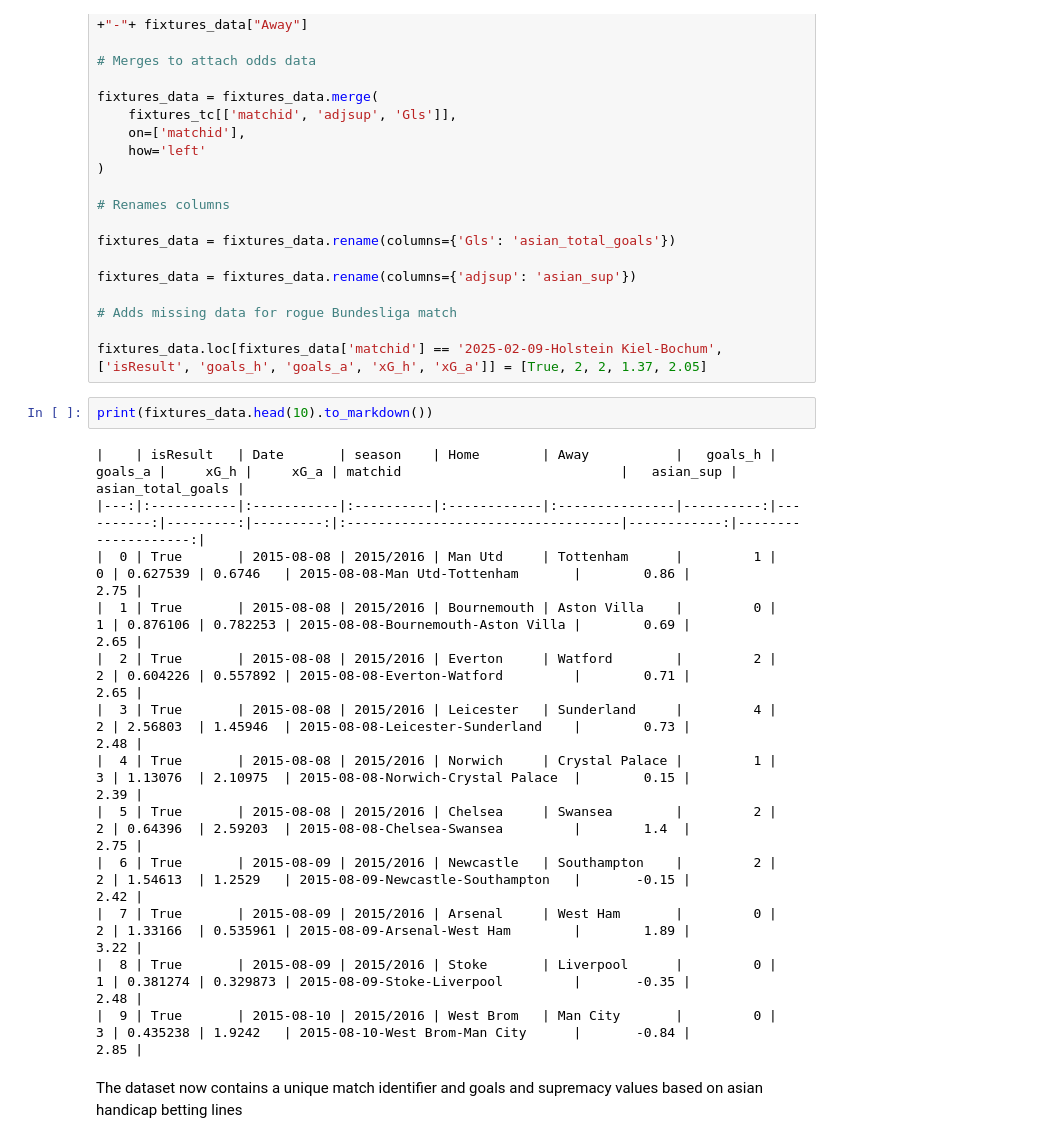
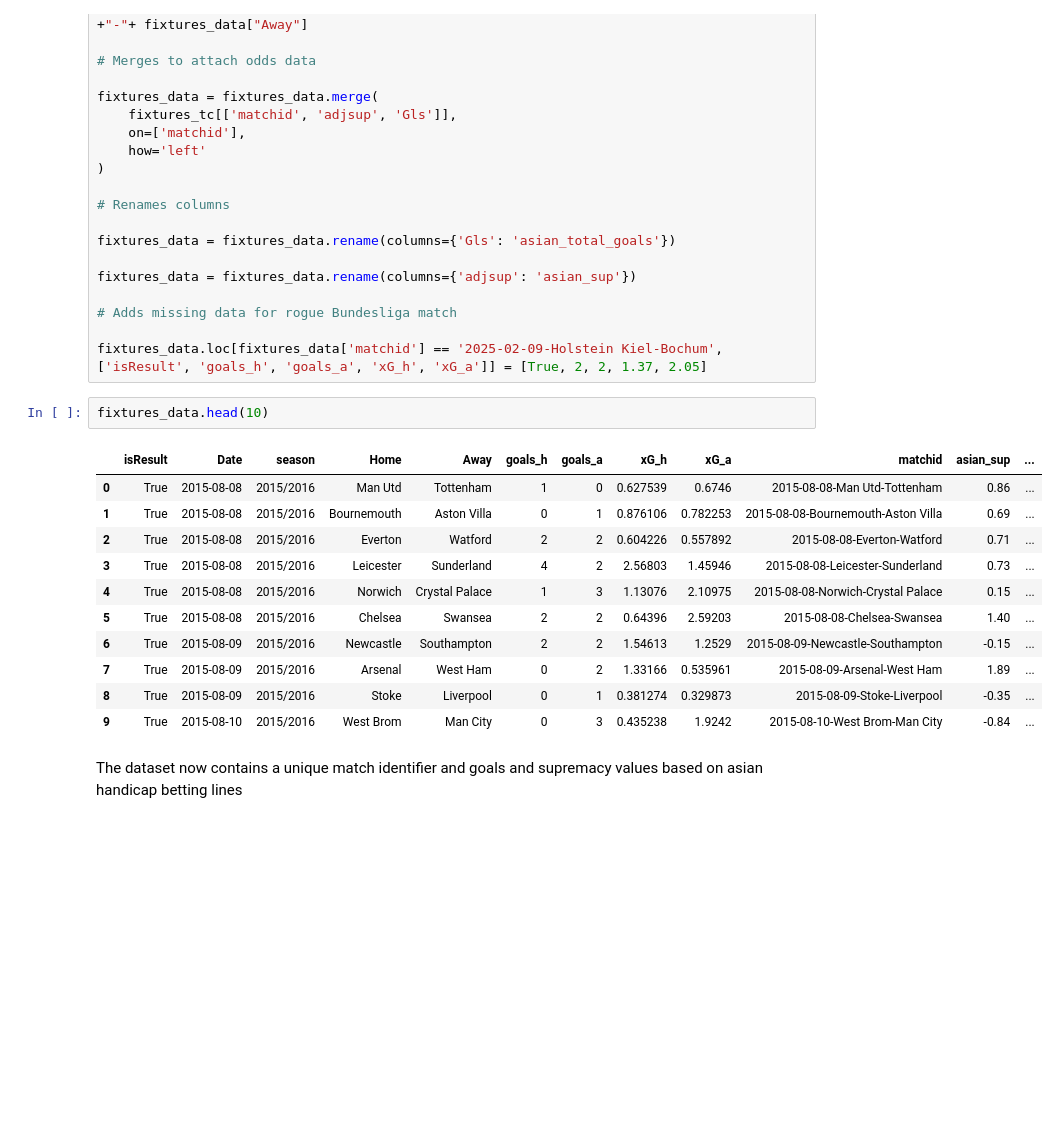
Before and after one commit to lukechamberspublic/Portfolio, a Jupyter notebook: Long Term Model/LT_Model.ipynb, the cells around one changed output. Saved outputs shown, nothing was run; the diff lists cells and outputs as text; blank space fills up the shorter version.

```diff
--- a/Long Term Model/LT_Model.ipynb
+++ b/Long Term Model/LT_Model.ipynb
@@ -258,20 +257,19 @@ fixtures_data = fixtures_data.rename(columns={'adjsup': 'asian_sup'})
 
 fixtures_data.loc[fixtures_data['matchid'] == '2025-02-09-Holstein Kiel-Bochum', ['isResult', 'goals_h', 'goals_a', 'xG_h', 'xG_a']] = [True, 2, 2, 1.37, 2.05]
 # %%
-print(fixtures_data.head(10).to_markdown())
+fixtures_data.head(10)
 # %% [output]
-|    | isResult   | Date       | season    | Home        | Away           |   goals_h |   goals_a |     xG_h |     xG_a | matchid                            |   asian_sup |   asian_total_goals |
-|---:|:-----------|:-----------|:----------|:------------|:---------------|----------:|----------:|---------:|---------:|:-----------------------------------|------------:|--------------------:|
-|  0 | True       | 2015-08-08 | 2015/2016 | Man Utd     | Tottenham      |         1 |         0 | 0.627539 | 0.6746   | 2015-08-08-Man Utd-Tottenham       |        0.86 |                2.75 |
-|  1 | True       | 2015-08-08 | 2015/2016 | Bournemouth | Aston Villa    |         0 |         1 | 0.876106 | 0.782253 | 2015-08-08-Bournemouth-Aston Villa |        0.69 |                2.65 |
-|  2 | True       | 2015-08-08 | 2015/2016 | Everton     | Watford        |         2 |         2 | 0.604226 | 0.557892 | 2015-08-08-Everton-Watford         |        0.71 |                2.65 |
-|  3 | True       | 2015-08-08 | 2015/2016 | Leicester   | Sunderland     |         4 |         2 | 2.56803  | 1.45946  | 2015-08-08-Leicester-Sunderland    |        0.73 |                2.48 |
-|  4 | True       | 2015-08-08 | 2015/2016 | Norwich     | Crystal Palace |         1 |         3 | 1.13076  | 2.10975  | 2015-08-08-Norwich-Crystal Palace  |        0.15 |                2.39 |
-|  5 | True       | 2015-08-08 | 2015/2016 | Chelsea     | Swansea        |         2 |         2 | 0.64396  | 2.59203  | 2015-08-08-Chelsea-Swansea         |        1.4  |                2.75 |
-|  6 | True       | 2015-08-09 | 2015/2016 | Newcastle   | Southampton    |         2 |         2 | 1.54613  | 1.2529   | 2015-08-09-Newcastle-Southampton   |       -0.15 |                2.42 |
-|  7 | True       | 2015-08-09 | 2015/2016 | Arsenal     | West Ham       |         0 |         2 | 1.33166  | 0.535961 | 2015-08-09-Arsenal-West Ham        |        1.89 |                3.22 |
-|  8 | True       | 2015-08-09 | 2015/2016 | Stoke       | Liverpool      |         0 |         1 | 0.381274 | 0.329873 | 2015-08-09-Stoke-Liverpool         |       -0.35 |                2.48 |
-|  9 | True       | 2015-08-10 | 2015/2016 | West Brom   | Man City       |         0 |         3 | 0.435238 | 1.9242   | 2015-08-10-West Brom-Man City      |       -0.84 |                2.85 |
+|  | isResult | Date | season | Home | Away | goals_h | goals_a | xG_h | xG_a | matchid | asian_sup | ... |
+| 0 | True | 2015-08-08 | 2015/2016 | Man Utd | Tottenham | 1 | 0 | 0.627539 | 0.6746 | 2015-08-08-Man Utd-Tottenham | 0.86 | ... |
+| 1 | True | 2015-08-08 | 2015/2016 | Bournemouth | Aston Villa | 0 | 1 | 0.876106 | 0.782253 | 2015-08-08-Bournemouth-Aston Villa | 0.69 | ... |
+| 2 | True | 2015-08-08 | 2015/2016 | Everton | Watford | 2 | 2 | 0.604226 | 0.557892 | 2015-08-08-Everton-Watford | 0.71 | ... |
+| 3 | True | 2015-08-08 | 2015/2016 | Leicester | Sunderland | 4 | 2 | 2.56803 | 1.45946 | 2015-08-08-Leicester-Sunderland | 0.73 | ... |
+| 4 | True | 2015-08-08 | 2015/2016 | Norwich | Crystal Palace | 1 | 3 | 1.13076 | 2.10975 | 2015-08-08-Norwich-Crystal Palace | 0.15 | ... |
+| 5 | True | 2015-08-08 | 2015/2016 | Chelsea | Swansea | 2 | 2 | 0.64396 | 2.59203 | 2015-08-08-Chelsea-Swansea | 1.40 | ... |
+| 6 | True | 2015-08-09 | 2015/2016 | Newcastle | Southampton | 2 | 2 | 1.54613 | 1.2529 | 2015-08-09-Newcastle-Southampton | -0.15 | ... |
+| 7 | True | 2015-08-09 | 2015/2016 | Arsenal | West Ham | 0 | 2 | 1.33166 | 0.535961 | 2015-08-09-Arsenal-West Ham | 1.89 | ... |
+| 8 | True | 2015-08-09 | 2015/2016 | Stoke | Liverpool | 0 | 1 | 0.381274 | 0.329873 | 2015-08-09-Stoke-Liverpool | -0.35 | ... |
+| 9 | True | 2015-08-10 | 2015/2016 | West Brom | Man City | 0 | 3 | 0.435238 | 1.9242 | 2015-08-10-West Brom-Man City | -0.84 | ... |
 # %% [markdown]
 The dataset now contains a unique match identifier and goals and supremacy values based on asian handicap betting lines
 # %% [markdown]
```
Also changed, not shown: parts of 12 cells of this notebook.
